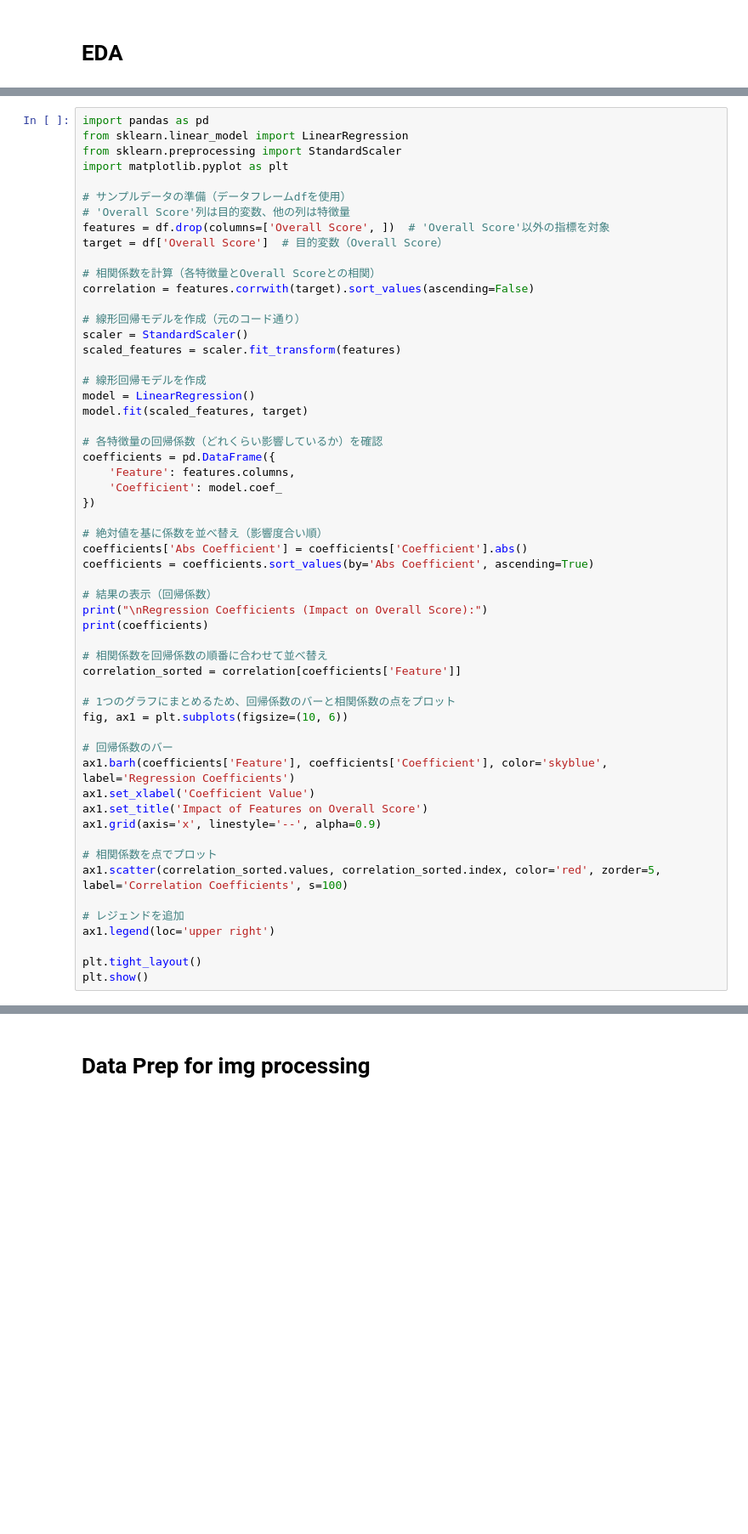
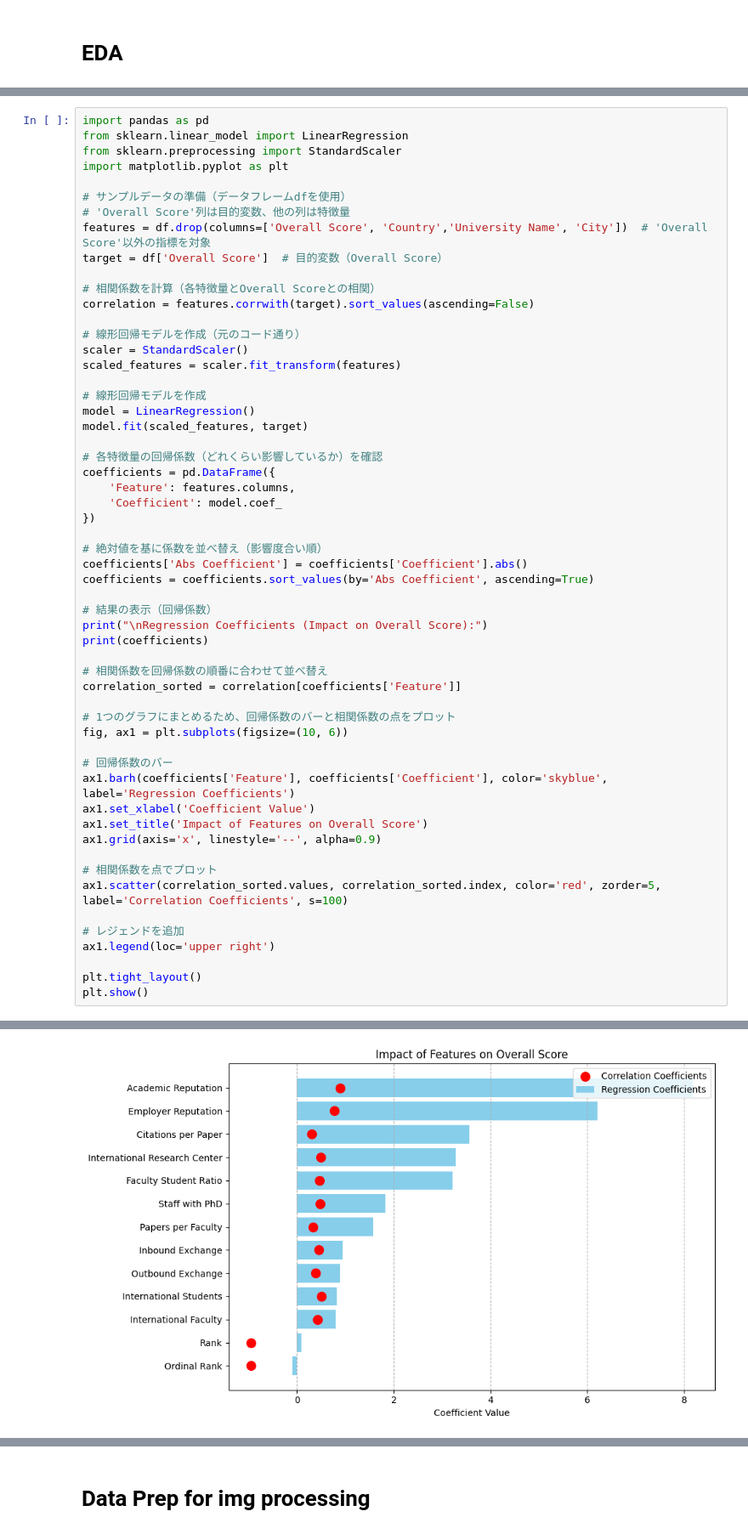
Before and after one commit to ryouy/AKaggle, a Jupyter notebook: asiantopuniversities-analysis.ipynb, the cells around one changed output, grey strips where cells are left out. Shown at 85% size. Saved outputs shown, nothing was run; the diff lists cells and outputs as text; blank space fills up the shorter version.

```diff
--- a/asiantopuniversities-analysis.ipynb
+++ b/asiantopuniversities-analysis.ipynb
@@ -150,7 +236,7 @@ import matplotlib.pyplot as plt
 
 # サンプルデータの準備（データフレームdfを使用）
 # 'Overall Score'列は目的変数、他の列は特徴量
-features = df.drop(columns=['Overall Score', ])  # 'Overall Score'以外の指標を対象
+features = df.drop(columns=['Overall Score', 'Country','University Name', 'City'])  # 'Overall Score'以外の指標を対象
 target = df['Overall Score']  # 目的変数（Overall Score）
 
 # 相関係数を計算（各特徴量とOverall Scoreとの相関）
@@ -198,3 +284,4 @@ ax1.legend(loc='upper right')
 
 plt.tight_layout()
 plt.show()
+# %% [output]
@@ -201,3 +303,4 @@ plt.show()
+[figure, added]
 # %%
 # Top 10 countries by number of universities
 top_countries = df['Country'].value_counts().head(10)
```
Also changed, not shown: parts of 14 cells of this notebook.
